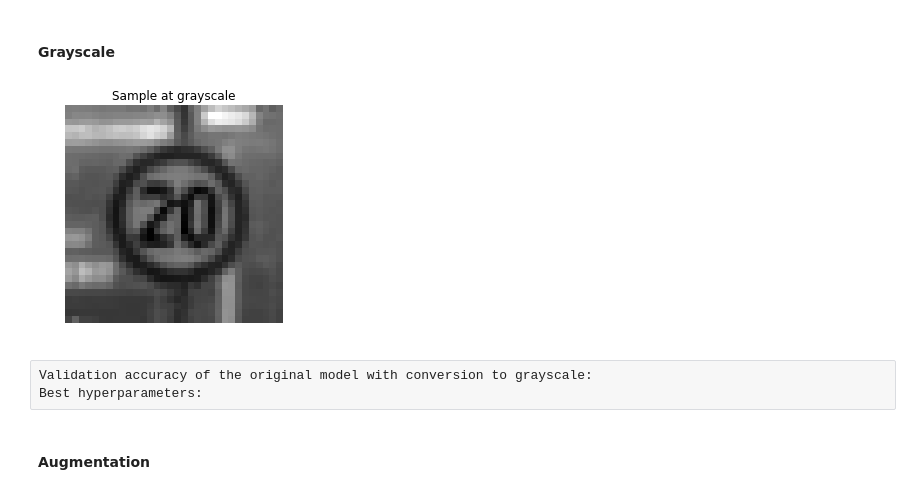
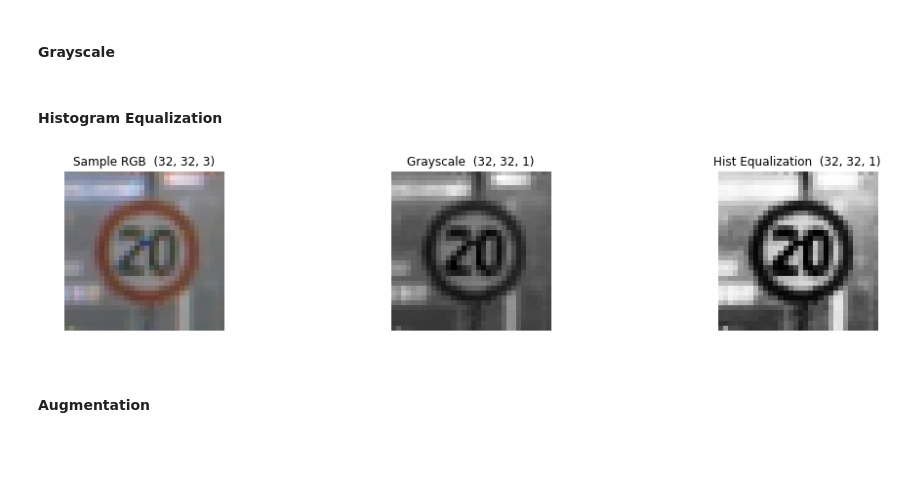
Before and after one commit to tmandzak/CarND-Traffic-Sign-Classifier-Project, a Jupyter notebook: Traffic_Sign_Classifier.ipynb, the cells around one changed output. Saved outputs shown, nothing was run; the diff lists cells and outputs as text; code cells hidden in the pictures; blank space fills up the shorter version.

```diff
--- a/Traffic_Sign_Classifier.ipynb
+++ b/Traffic_Sign_Classifier.ipynb
@@ -186,3 +183,6 @@ Use the code cell (or multiple code cells, if necessary) to implement the first
 X_train = X_RGB_train
 X_valid = X_RGB_valid
 X_test = X_RGB_test
+
+images = [X_train[10000].copy()]
+image_titles = ['Sample RGB']
@@ -214,9 +201,2 @@ sample = X_train[10000]
-# %%
-plt.axis('off')
-plt.imshow(sample.squeeze(), cmap='gray')
-_  = plt.axes().set_title('Sample at grayscale')
-# %% [output]
-[figure, removed]
-# %% [raw]
-Validation accuracy of the original model with conversion to grayscale:
-Best hyperparameters:
+# %% [markdown]
+#### Histogram Equalization
@@ -223,3 +215,11 @@ Best hyperparameters:
+# %%
+fig, axs = plt.subplots(1, len(images), figsize=(17, 3))
+for i in range(len(images)):
+    axs[i].axis('off')
+    axs[i].imshow(images[i].squeeze(), cmap='gray')
+    _ = axs[i].set_title(image_titles[i]+'  '+str(images[i].shape))
+# %% [output]
+[figure, added]
 # %% [markdown]
 #### Augmentation
 # %% [markdown]
```
Also changed, not shown: parts of 19 cells of this notebook, 3 other files.
